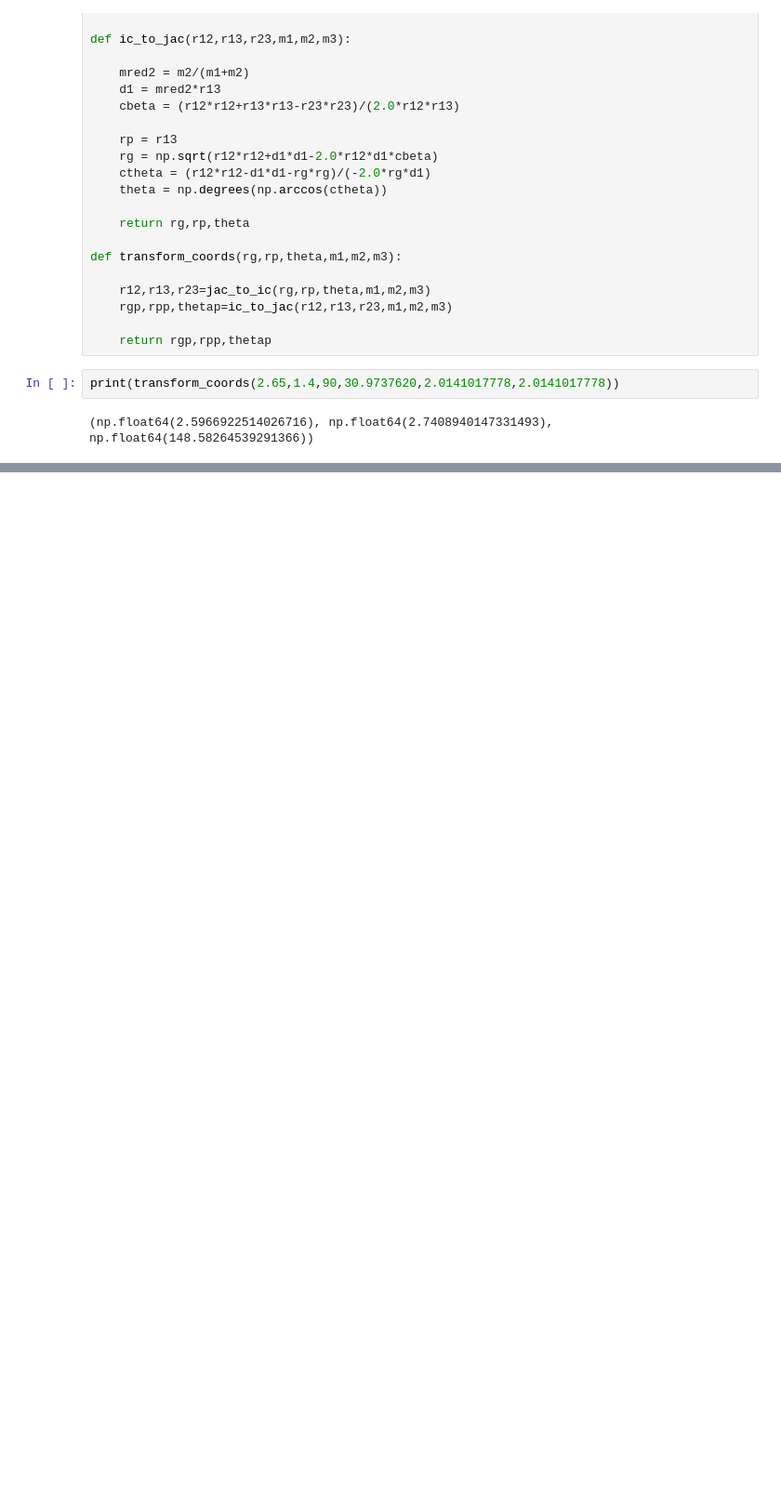
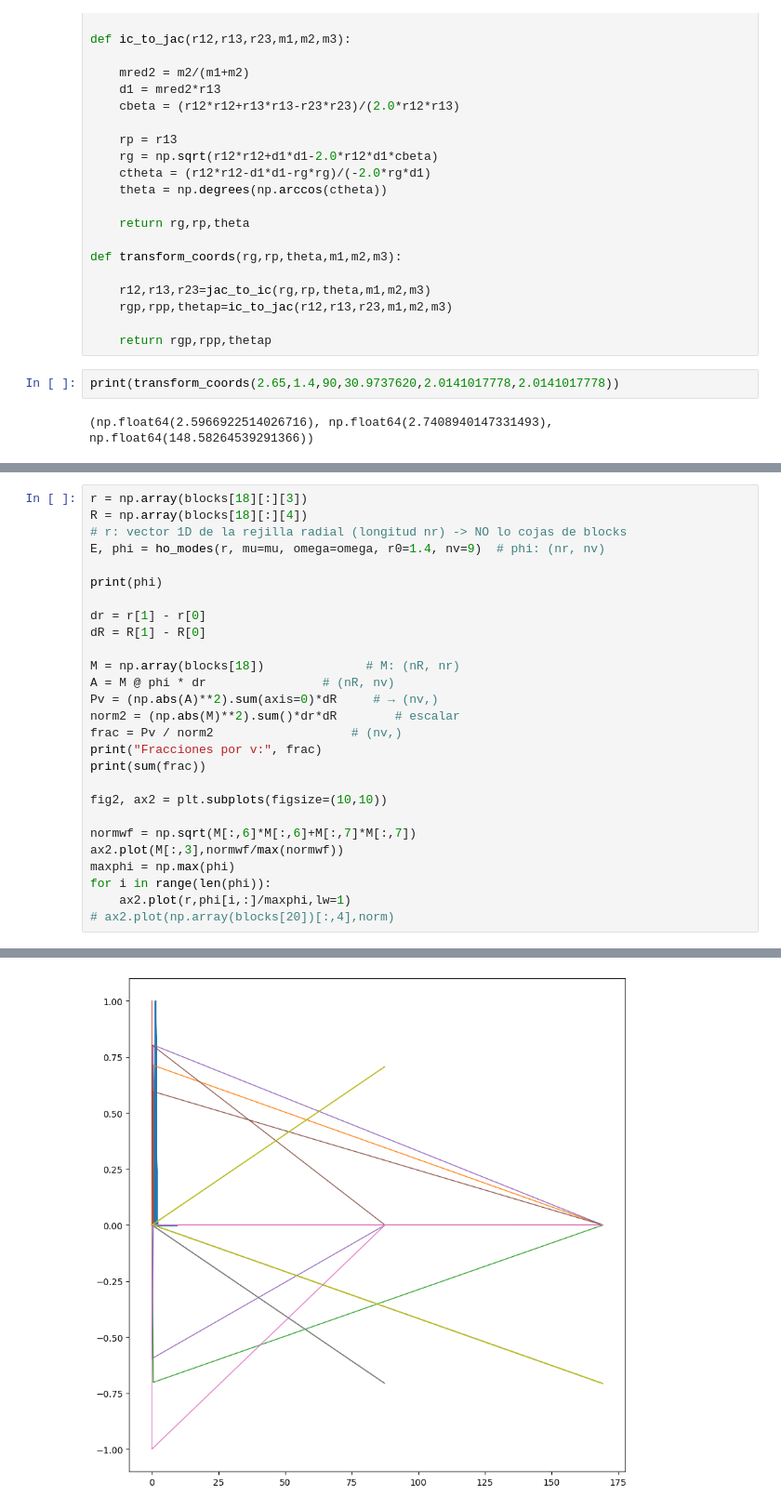
Before and after one commit to Jorgealfue10/WP_Prop_Analysis, a Jupyter notebook: psi_trans.ipynb, the cells around one changed output, grey strips where cells are left out. Shown at 93% size. Cells and saved outputs as stored; diff of their text form; blank space fills up the shorter version.

```diff
--- a/psi_trans.ipynb
+++ b/psi_trans.ipynb
@@ -64,0 +154,28 @@ print(rpgrid)
+# %%
+r = np.array(blocks[18][:][3])
+R = np.array(blocks[18][:][4])
+# r: vector 1D de la rejilla radial (longitud nr) -> NO lo cojas de blocks
+E, phi = ho_modes(r, mu=mu, omega=omega, r0=1.4, nv=9)  # phi: (nr, nv)
+
+print(phi)
+
+dr = r[1] - r[0]
+dR = R[1] - R[0]
+
+M = np.array(blocks[18])              # M: (nR, nr)
+A = M @ phi * dr                # (nR, nv)
+Pv = (np.abs(A)**2).sum(axis=0)*dR     # → (nv,)
+norm2 = (np.abs(M)**2).sum()*dr*dR        # escalar
+frac = Pv / norm2                   # (nv,)
+print("Fracciones por v:", frac)
+print(sum(frac))
+
+fig2, ax2 = plt.subplots(figsize=(10,10))
+
+normwf = np.sqrt(M[:,6]*M[:,6]+M[:,7]*M[:,7])
+ax2.plot(M[:,3],normwf/max(normwf))
+maxphi = np.max(phi)
+for i in range(len(phi)):
+    ax2.plot(r,phi[i,:]/maxphi,lw=1)
+# ax2.plot(np.array(blocks[20])[:,4],norm)
+# %% [output]
@@ -64,0 +201 @@ print(rpgrid)
+[figure, added]
```
Also changed, not shown: parts of 16 cells of this notebook, 1 other file.
